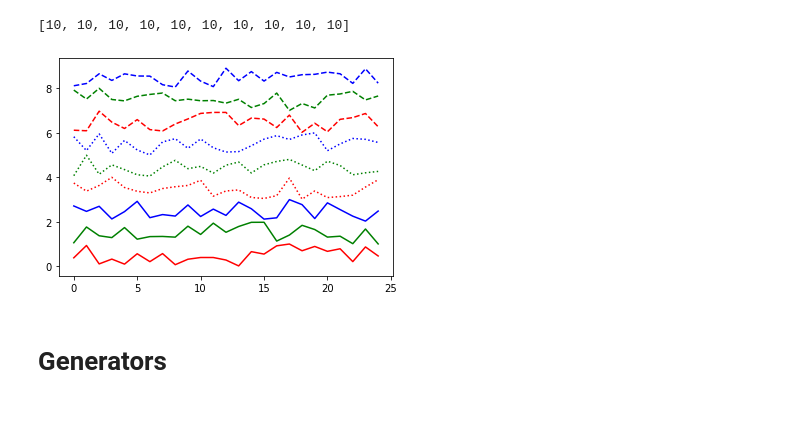
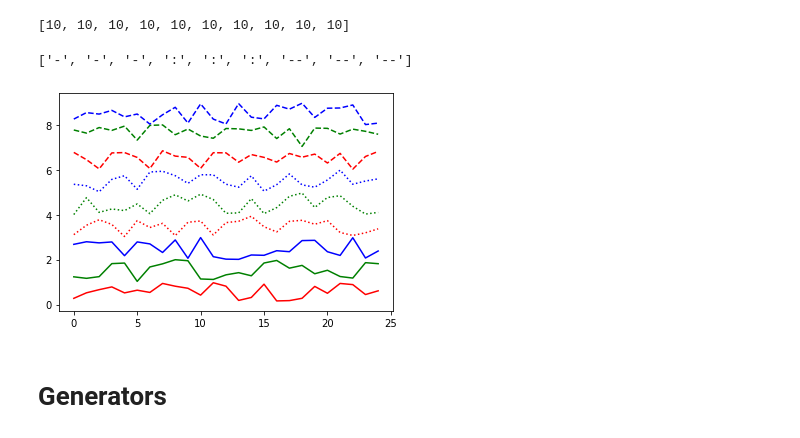
Before and after one commit to Rodot-/Tutorials, a Jupyter notebook: PythonTools.ipynb, the cells around one changed output. Cells and saved outputs as stored; diff of their text form; code cells hidden in the pictures.

```diff
--- a/PythonTools.ipynb
+++ b/PythonTools.ipynb
@@ -289,11 +370,13 @@ list(repeat(10, 10))
 # %% [output]
 [10, 10, 10, 10, 10, 10, 10, 10, 10, 10]
 # %%
-line_styles = chain(*(repeat(style, 3) for style in ('-',':','--')))
+line_styles = list(chain(*(repeat(style, 3) for style in ('-',':','--'))))
+print(line_styles)
 for color, height, style in zip(cycle(colors), heights, line_styles):
     plt.plot(np.random.random(25)+height, color=color, ls=style)
 # %% [output]
+['-', '-', '-', ':', ':', ':', '--', '--', '--']
-[figure, old version]
+[figure, new version]
 # %% [markdown]
 # Generators
 # %% [markdown]
```
Also changed, not shown: parts of 36 cells of this notebook, 4 other files.
